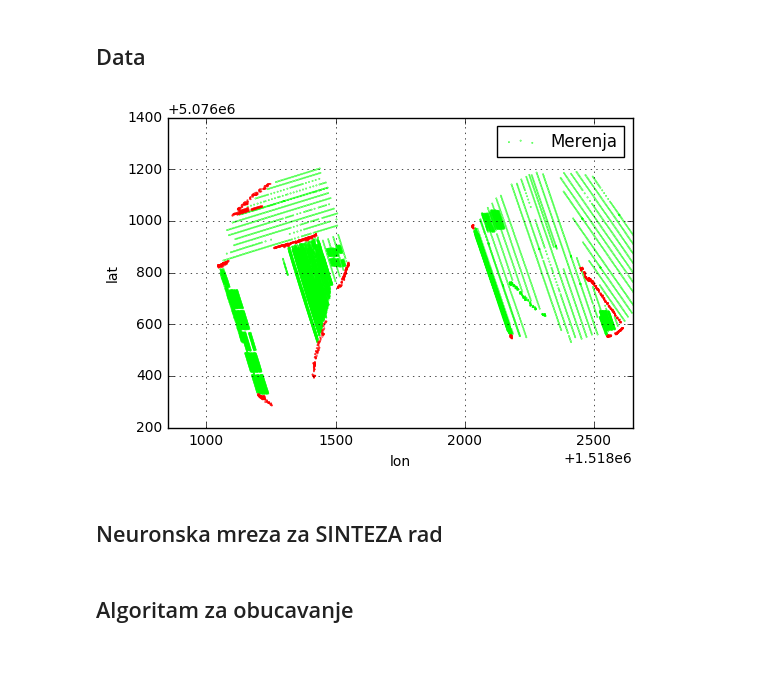
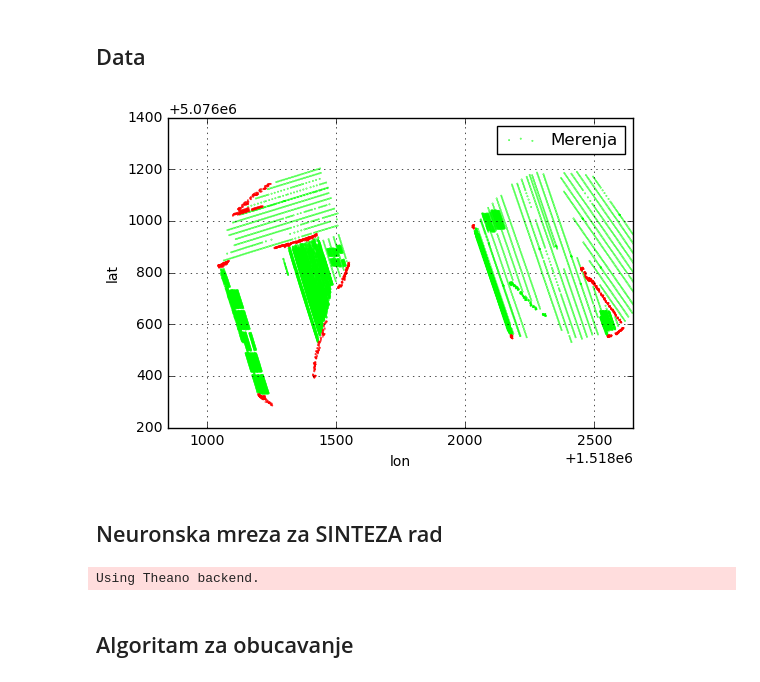
Before and after one commit to ftn-ai-lab/ori-2017-e2, a Jupyter notebook: teorija/03-neuronske/Analiza podataka - GPS.ipynb, the cells around one changed output. Drawn from its saved outputs; the diff is of its cells as text; code cells hidden in the pictures.

```diff
--- a/teorija/03-neuronske/Analiza podataka - GPS.ipynb
+++ b/teorija/03-neuronske/Analiza podataka - GPS.ipynb
@@ -46,7 +46,7 @@ def load_data(file_name):
             for i in range(1, 13):
                 item.append(float(parts[i]))
             if(parts[13] == 'line'):
-                item.append(float(0))
+                item.append(float(-1))
             else:
                 item.append(float(1))
 
@@ -67,17 +67,17 @@ data = load_data('data/rad_podaci_etran.csv')
 # %%
 klon = 78847
 klat = 111132
 
-color = [(item, (1-item), 0) for item in data[1:,12]]
+color = [(1*item==1, 1*item==-1, 0) for item in data[1:,12]]
 
 plt.scatter(klon*data[1:,9], klat*data[1:,10], color=color, s=0.1, label='Merenja');
 plt.legend()
 plt.xlabel('lon')
 plt.ylabel('lat')
 plt.axis('equal')
 plt.grid(True)
 # %% [output]
-[figure, old version]
+[figure, new version]
 # %% [markdown]
 ## Neuronska mreza za SINTEZA rad
 # %%
@@ -86,10 +86,12 @@ from keras.layers.core import Activation, Dense
 from keras.optimizers import SGD
 
 model = Sequential()
-model.add(Dense(1, input_dim=6))
-#model.add(Activation('tanh'))
-#model.add(Dense(1))
+model.add(Dense(3, input_dim=6))
 model.add(Activation('sigmoid'))
+model.add(Dense(1))
+model.add(Activation('tanh'))
+# %% [output]
+Using Theano backend.
 # %% [markdown]
 ## Algoritam za obucavanje
 # %%
```
Also changed, not shown: parts of 16 cells of this notebook, 1 other file.
